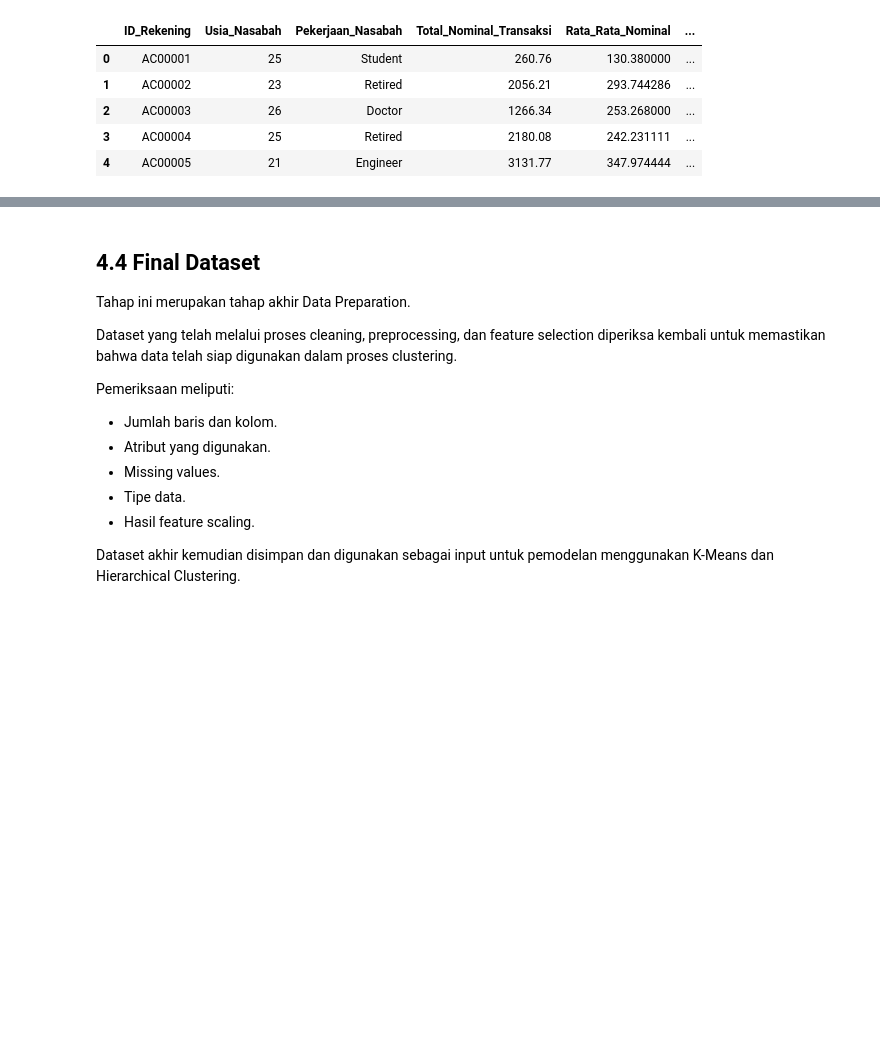
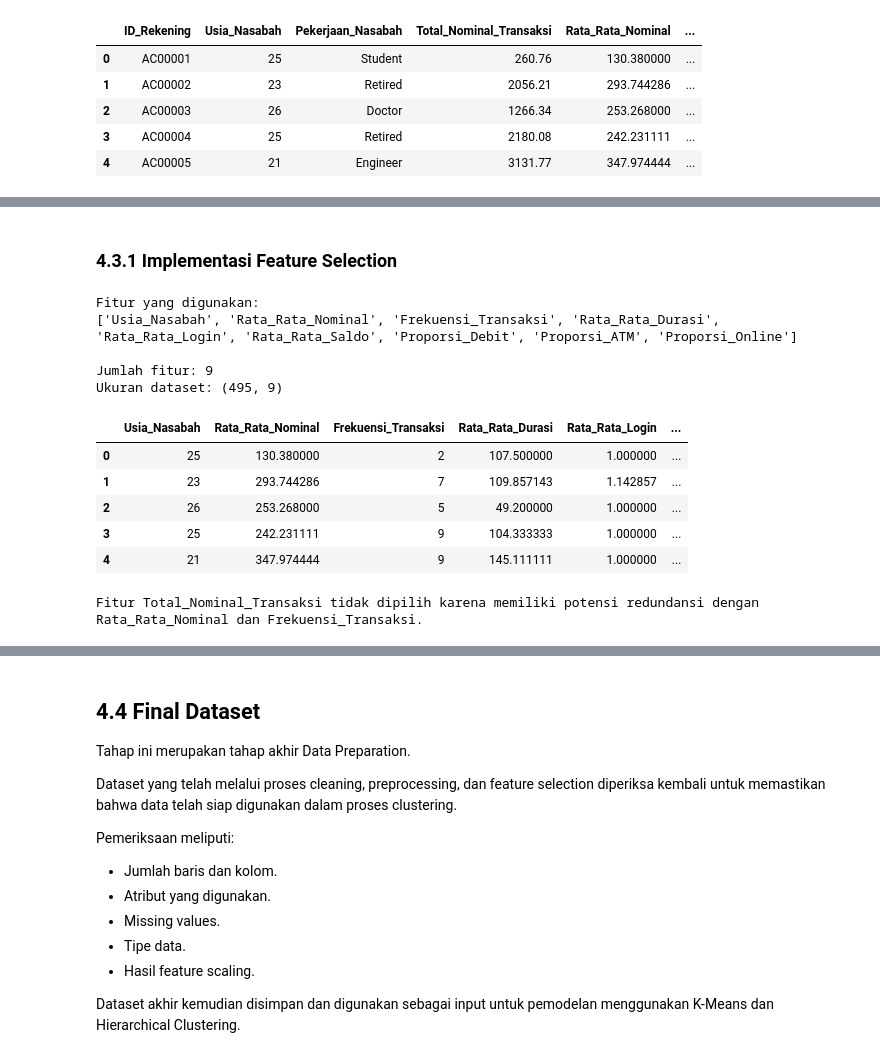
Before and after one commit to aulyarvlln/57_IF-E_Kimpul, a Jupyter notebook: ProyekDS.ipynb, the cells around one changed output, grey strips where cells are left out. Cells and saved outputs as stored; diff of their text form; code cells hidden in the pictures; blank space fills up the shorter version.

```diff
--- a/ProyekDS.ipynb
+++ b/ProyekDS.ipynb
@@ -504 +510,57 @@ rata-rata mendekati 0 dan standar deviasi mendekati 1.
+# %% [markdown]
+### 4.3.1 Implementasi Feature Selection
+# %%
+# Membuat fitur proporsi transaksi
+df_agregasi['Proporsi_Debit'] = (
+    df_agregasi['Frekuensi_Debit'] /
+    df_agregasi['Frekuensi_Transaksi']
+)
+
+df_agregasi['Proporsi_ATM'] = (
+    df_agregasi['Kanal_ATM'] /
+    df_agregasi['Frekuensi_Transaksi']
+)
+
+df_agregasi['Proporsi_Online'] = (
+    df_agregasi['Kanal_Online'] /
+    df_agregasi['Frekuensi_Transaksi']
+)
+
+# Menentukan fitur yang digunakan dalam clustering
+selected_features = [
+    'Usia_Nasabah',
+    'Rata_Rata_Nominal',
+    'Frekuensi_Transaksi',
+    'Rata_Rata_Durasi',
+    'Rata_Rata_Login',
+    'Rata_Rata_Saldo',
+    'Proporsi_Debit',
+    'Proporsi_ATM',
+    'Proporsi_Online'
+]
+
+# Membuat dataset khusus fitur clustering
+X = df_agregasi[selected_features].copy()
+
+print("Fitur yang digunakan:")
+print(X.columns.tolist())
+
+print("\nJumlah fitur:", X.shape[1])
+print("Ukuran dataset:", X.shape)
+
+display(X.head())
+print("Fitur Total_Nominal_Transaksi tidak dipilih karena memiliki potensi redundansi dengan Rata_Rata_Nominal dan Frekuensi_Transaksi.")
+# %% [output]
+Fitur yang digunakan:
+['Usia_Nasabah', 'Rata_Rata_Nominal', 'Frekuensi_Transaksi', 'Rata_Rata_Durasi', 'Rata_Rata_Login', 'Rata_Rata_Saldo', 'Proporsi_Debit', 'Proporsi_ATM', 'Proporsi_Online']
+
+Jumlah fitur: 9
+Ukuran dataset: (495, 9)
+|  | Usia_Nasabah | Rata_Rata_Nominal | Frekuensi_Transaksi | Rata_Rata_Durasi | Rata_Rata_Login | ... |
+| 0 | 25 | 130.380000 | 2 | 107.500000 | 1.000000 | ... |
+| 1 | 23 | 293.744286 | 7 | 109.857143 | 1.142857 | ... |
+| 2 | 26 | 253.268000 | 5 | 49.200000 | 1.000000 | ... |
+| 3 | 25 | 242.231111 | 9 | 104.333333 | 1.000000 | ... |
+| 4 | 21 | 347.974444 | 9 | 145.111111 | 1.000000 | ... |
+Fitur Total_Nominal_Transaksi tidak dipilih karena memiliki potensi redundansi dengan Rata_Rata_Nominal dan Frekuensi_Transaksi.
 # %% [markdown]
```
Also changed, not shown: parts of 9 cells of this notebook.
